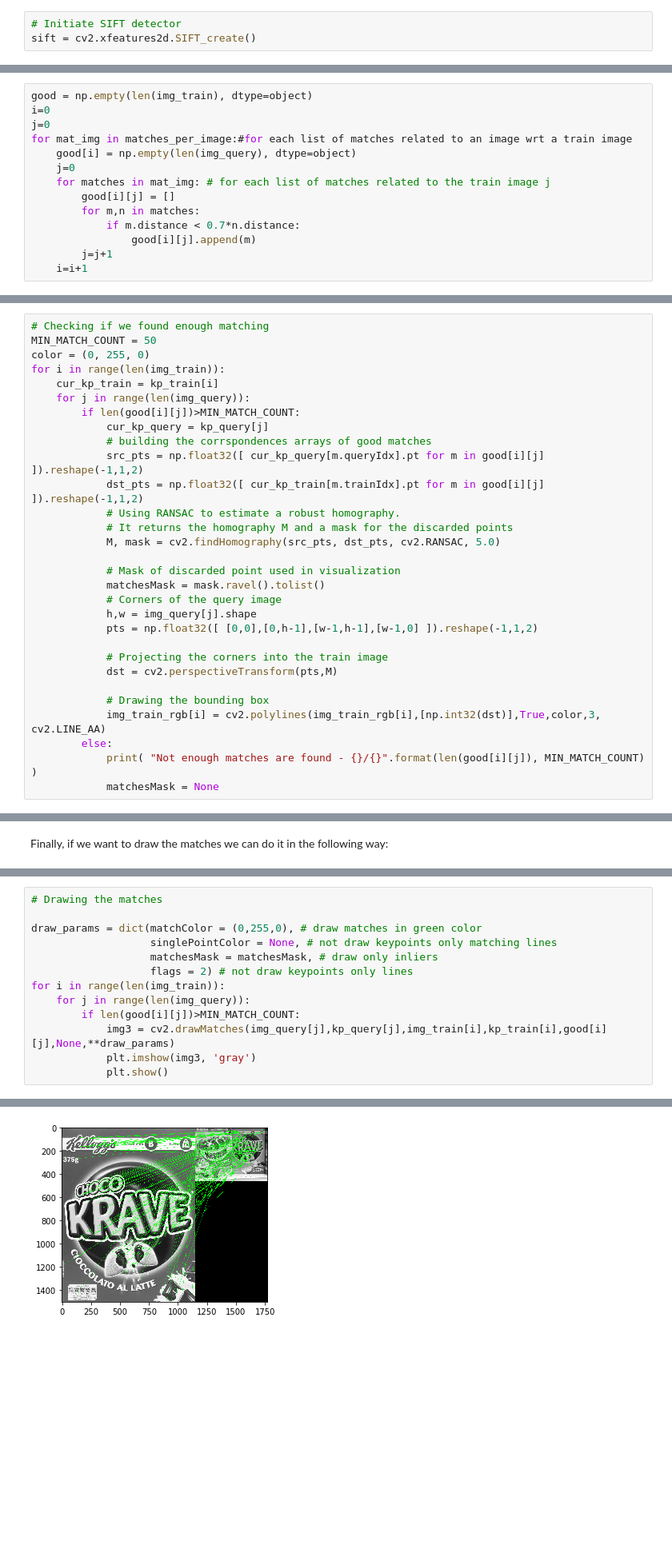
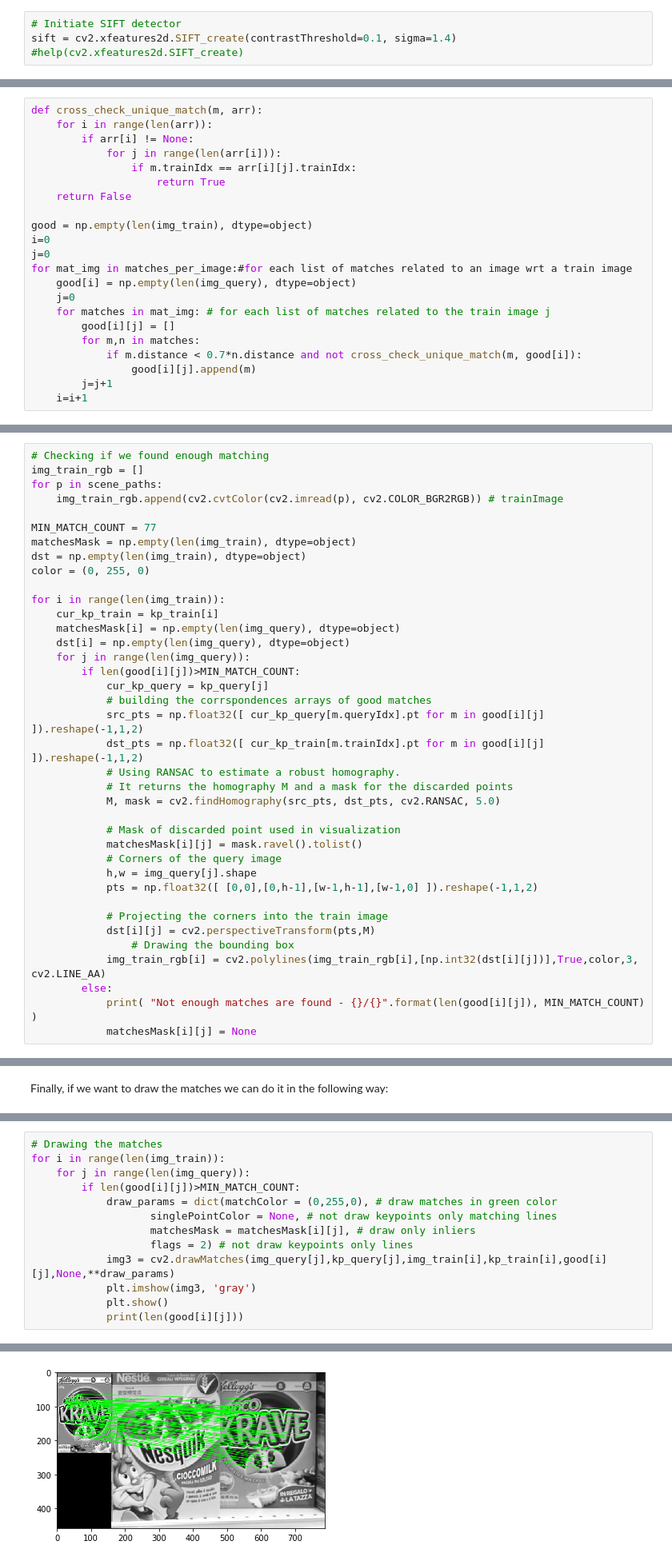
Before and after one commit to lauramazzuca21/shelf-product-recognition, a Jupyter notebook: shelf-product-recognition.ipynb, the cells around one changed output, grey strips where cells are left out. Shown at 80% size. Saved outputs shown, nothing was run; the diff lists cells and outputs as text; blank space fills up the shorter version.

Commit message:
:zap: fixes #2 by tweaking SIFT parameters

```diff
--- a/shelf-product-recognition.ipynb
+++ b/shelf-product-recognition.ipynb
@@ -50,7 +51,8 @@ for p in model_paths:
 Initialize the SIFT detector object in the following way:
 # %%
 # Initiate SIFT detector
-sift = cv2.xfeatures2d.SIFT_create()
+sift = cv2.xfeatures2d.SIFT_create(contrastThreshold=0.1, sigma=1.4)
+#help(cv2.xfeatures2d.SIFT_create)
 # %% [markdown]
 Then we need to find keypoints. We will use _detect_ method of the SIFT detector object. Let us find the keypoints of all the query images:
 # %%
@@ -151,6 +153,14 @@ for des_t in des_train: #for each scene
         matches_per_image[i].append(flann.knnMatch(des_q,des_t,k=2)) #compute the matches
     i = i+1
 # %%
+def cross_check_unique_match(m, arr):
+    for i in range(len(arr)):
+        if arr[i] != None:
+            for j in range(len(arr[i])):
+                if m.trainIdx == arr[i][j].trainIdx:
+                    return True
+    return False
+
 good = np.empty(len(img_train), dtype=object)
 i=0
 j=0
@@ -160,7 +170,7 @@ for mat_img in matches_per_image:#for each list of matches related to an image w
     for matches in mat_img: # for each list of matches related to the train image j
         good[i][j] = []
         for m,n in matches:
-            if m.distance < 0.7*n.distance:
+            if m.distance < 0.7*n.distance and not cross_check_unique_match(m, good[i]):
                 good[i][j].append(m)
         j=j+1
     i=i+1
@@ -188,10 +194,19 @@ In our case we use the homography as parametric model and the reprojection error
 If we compute a bounding box transforming the corner of the model image in the scene image reference system with an Homography computed using RANSAC we obtain the following result:
 # %%
 # Checking if we found enough matching
-MIN_MATCH_COUNT = 50
+img_train_rgb = []
+for p in scene_paths:
+    img_train_rgb.append(cv2.cvtColor(cv2.imread(p), cv2.COLOR_BGR2RGB)) # trainImage
+
+MIN_MATCH_COUNT = 77
+matchesMask = np.empty(len(img_train), dtype=object)
+dst = np.empty(len(img_train), dtype=object)
 color = (0, 255, 0)
+
 for i in range(len(img_train)):
     cur_kp_train = kp_train[i]
+    matchesMask[i] = np.empty(len(img_query), dtype=object)
+    dst[i] = np.empty(len(img_query), dtype=object)
     for j in range(len(img_query)):
         if len(good[i][j])>MIN_MATCH_COUNT:
             cur_kp_query = kp_query[j]
@@ -203,17 +218,16 @@ for i in range(len(img_train)):
             M, mask = cv2.findHomography(src_pts, dst_pts, cv2.RANSAC, 5.0)
 
             # Mask of discarded point used in visualization
-            matchesMask = mask.ravel().tolist()
+            matchesMask[i][j] = mask.ravel().tolist()
             # Corners of the query image
             h,w = img_query[j].shape
             pts = np.float32([ [0,0],[0,h-1],[w-1,h-1],[w-1,0] ]).reshape(-1,1,2)
 
             # Projecting the corners into the train image
-            dst = cv2.perspectiveTransform(pts,M)
-
-            # Drawing the bounding box
-            img_train_rgb[i] = cv2.polylines(img_train_rgb[i],[np.int32(dst)],True,color,3, cv2.LINE_AA)
+            dst[i][j] = cv2.perspectiveTransform(pts,M)
+                # Drawing the bounding box
+            img_train_rgb[i] = cv2.polylines(img_train_rgb[i],[np.int32(dst[i][j])],True,color,3, cv2.LINE_AA)
         else:
             print( "Not enough matches are found - {}/{}".format(len(good[i][j]), MIN_MATCH_COUNT) )
-            matchesMask = None
+            matchesMask[i][j] = None
 # %% [output]
@@ -245,14 +263,14 @@ for img in img_train_rgb:
 # %%
 # Drawing the matches
-
-draw_params = dict(matchColor = (0,255,0), # draw matches in green color
-                   singlePointColor = None, # not draw keypoints only matching lines
-                   matchesMask = matchesMask, # draw only inliers
-                   flags = 2) # not draw keypoints only lines
 for i in range(len(img_train)):
     for j in range(len(img_query)):
         if len(good[i][j])>MIN_MATCH_COUNT:
+            draw_params = dict(matchColor = (0,255,0), # draw matches in green color
+                   singlePointColor = None, # not draw keypoints only matching lines
+                   matchesMask = matchesMask[i][j], # draw only inliers
+                   flags = 2) # not draw keypoints only lines
             img3 = cv2.drawMatches(img_query[j],kp_query[j],img_train[i],kp_train[i],good[i][j],None,**draw_params)
             plt.imshow(img3, 'gray')
             plt.show()
+            print(len(good[i][j]))
 # %% [output]
@@ -260 +279 @@ for i in range(len(img_train)):
-[figure, old version]
+[figure, new version]
```
Also changed, not shown: parts of 5 cells of this notebook, 1 other file.
